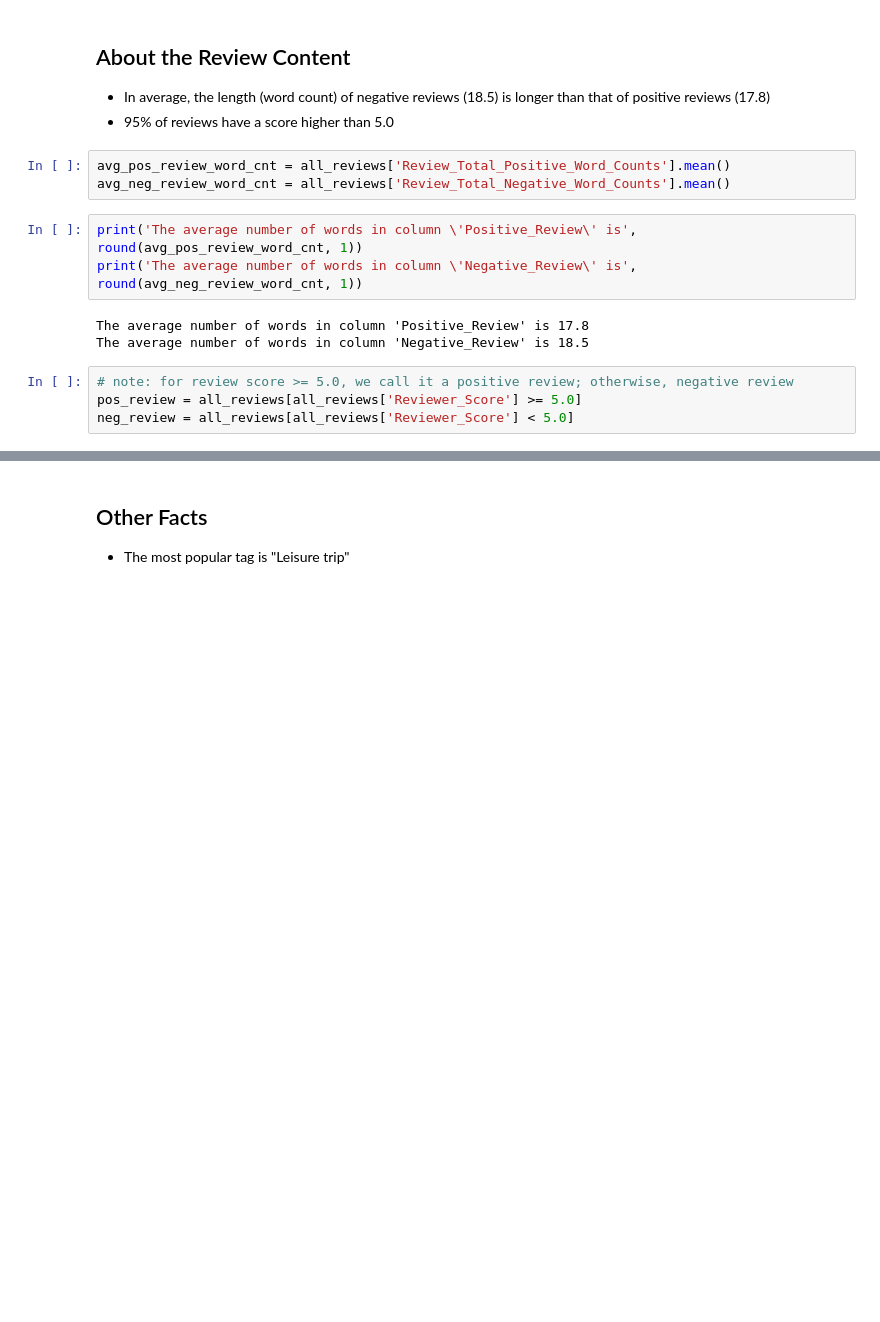
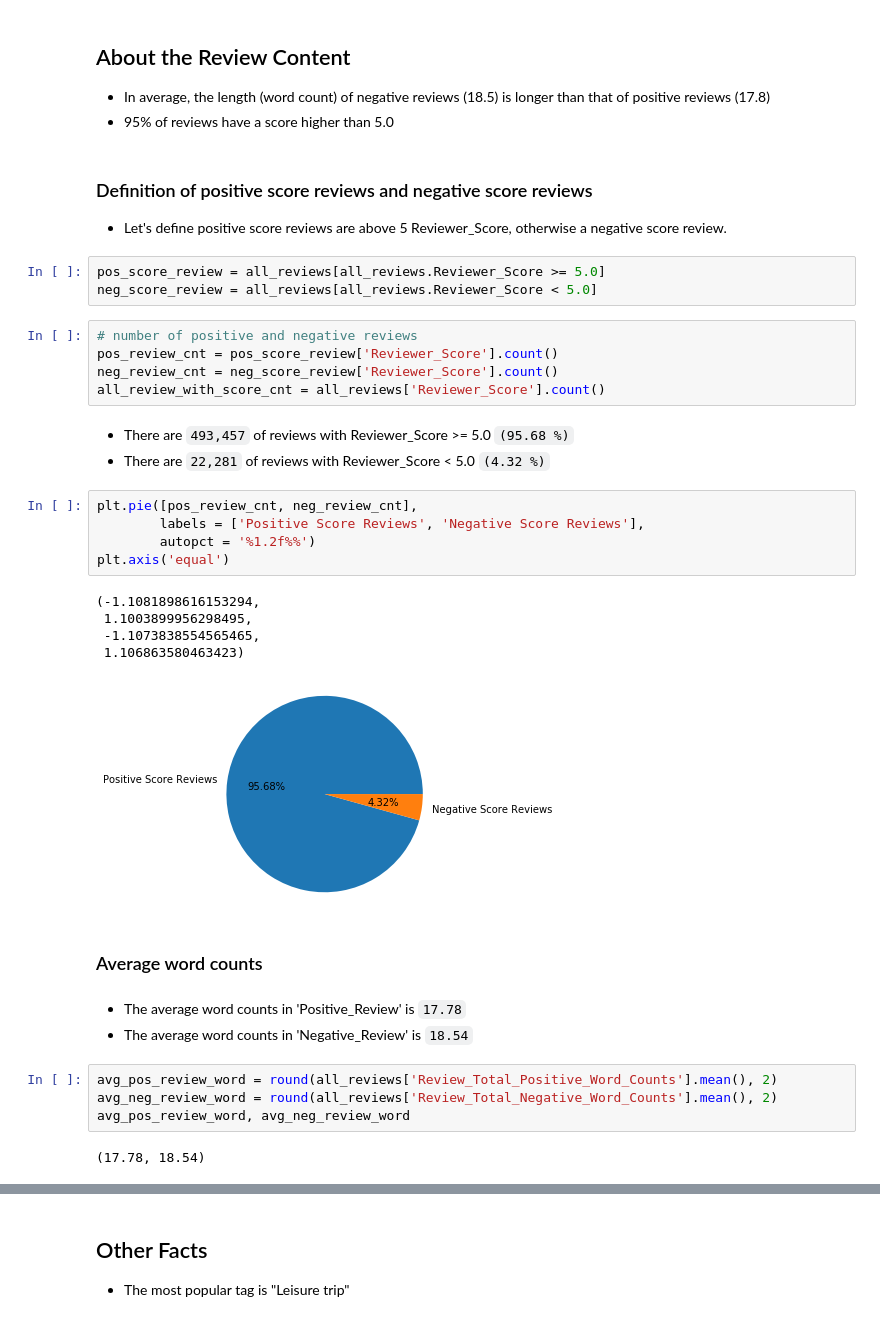
Before and after one commit to shannywu/hotel-reviews-analysis, a Jupyter notebook: hotel-reviews-explore-the-data.ipynb, the cells around one changed output, grey strips where cells are left out. Drawn from its saved outputs; the diff is of its cells as text; blank space fills up the shorter version.

```diff
--- a/hotel-reviews-explore-the-data.ipynb
+++ b/hotel-reviews-explore-the-data.ipynb
@@ -166,16 +129,39 @@ counted_review_date.plot(kind='line', figsize=(15,5))
 
 - In average, the length (word count) of negative reviews (18.5) is longer than that of positive reviews (17.8)
 - 95% of reviews have a score higher than 5.0
+# %% [markdown]
+### Definition of positive score reviews and negative score reviews
+- Let's define positive score reviews are above 5 Reviewer_Score, otherwise a negative score review.
+# %%
+pos_score_review = all_reviews[all_reviews.Reviewer_Score >= 5.0]
+neg_score_review = all_reviews[all_reviews.Reviewer_Score < 5.0]
+# %%
+# number of positive and negative reviews
+pos_review_cnt = pos_score_review['Reviewer_Score'].count()
+neg_review_cnt = neg_score_review['Reviewer_Score'].count()
+all_review_with_score_cnt = all_reviews['Reviewer_Score'].count()
+# %% [markdown]
+- There are `493,457` of reviews with Reviewer_Score >= 5.0 `(95.68 %)`
+- There are `22,281` of reviews with Reviewer_Score < 5.0 `(4.32 %)`
+# %%
+plt.pie([pos_review_cnt, neg_review_cnt],
+        labels = ['Positive Score Reviews', 'Negative Score Reviews'],
+        autopct = '%1.2f%%')
+plt.axis('equal')
+# %% [output]
+(-1.1081898616153294,
+ 1.1003899956298495,
+ -1.1073838554565465,
+ 1.106863580463423)
+[figure, added]
+# %% [markdown]
+### Average word counts
+# %% [markdown]
+- The average word counts in 'Positive_Review' is `17.78`
+- The average word counts in 'Negative_Review' is `18.54`
 # %%
-avg_pos_review_word_cnt = all_reviews['Review_Total_Positive_Word_Counts'].mean()
-avg_neg_review_word_cnt = all_reviews['Review_Total_Negative_Word_Counts'].mean()
+avg_pos_review_word = round(all_reviews['Review_Total_Positive_Word_Counts'].mean(), 2)
+avg_neg_review_word = round(all_reviews['Review_Total_Negative_Word_Counts'].mean(), 2)
+avg_pos_review_word, avg_neg_review_word
+# %% [output]
+(17.78, 18.54)
-# %%
-print('The average number of words in column \'Positive_Review\' is', round(avg_pos_review_word_cnt, 1))
-print('The average number of words in column \'Negative_Review\' is', round(avg_neg_review_word_cnt, 1))
-# %% [output]
-The average number of words in column 'Positive_Review' is 17.8
-The average number of words in column 'Negative_Review' is 18.5
-# %%
-# note: for review score >= 5.0, we call it a positive review; otherwise, negative review
-pos_review = all_reviews[all_reviews['Reviewer_Score'] >= 5.0]
-neg_review = all_reviews[all_reviews['Reviewer_Score'] < 5.0]
```
Also changed, not shown: parts of 26 cells of this notebook.
